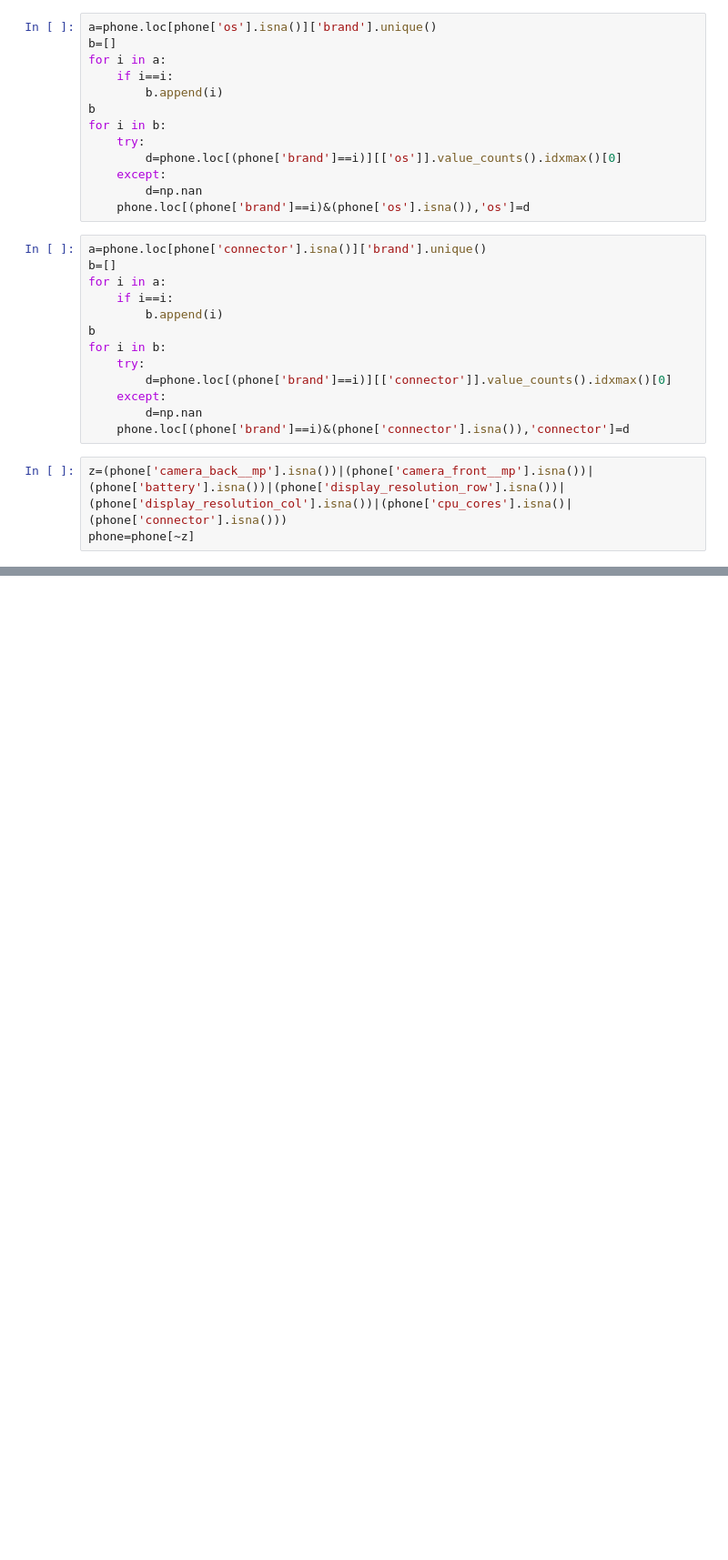
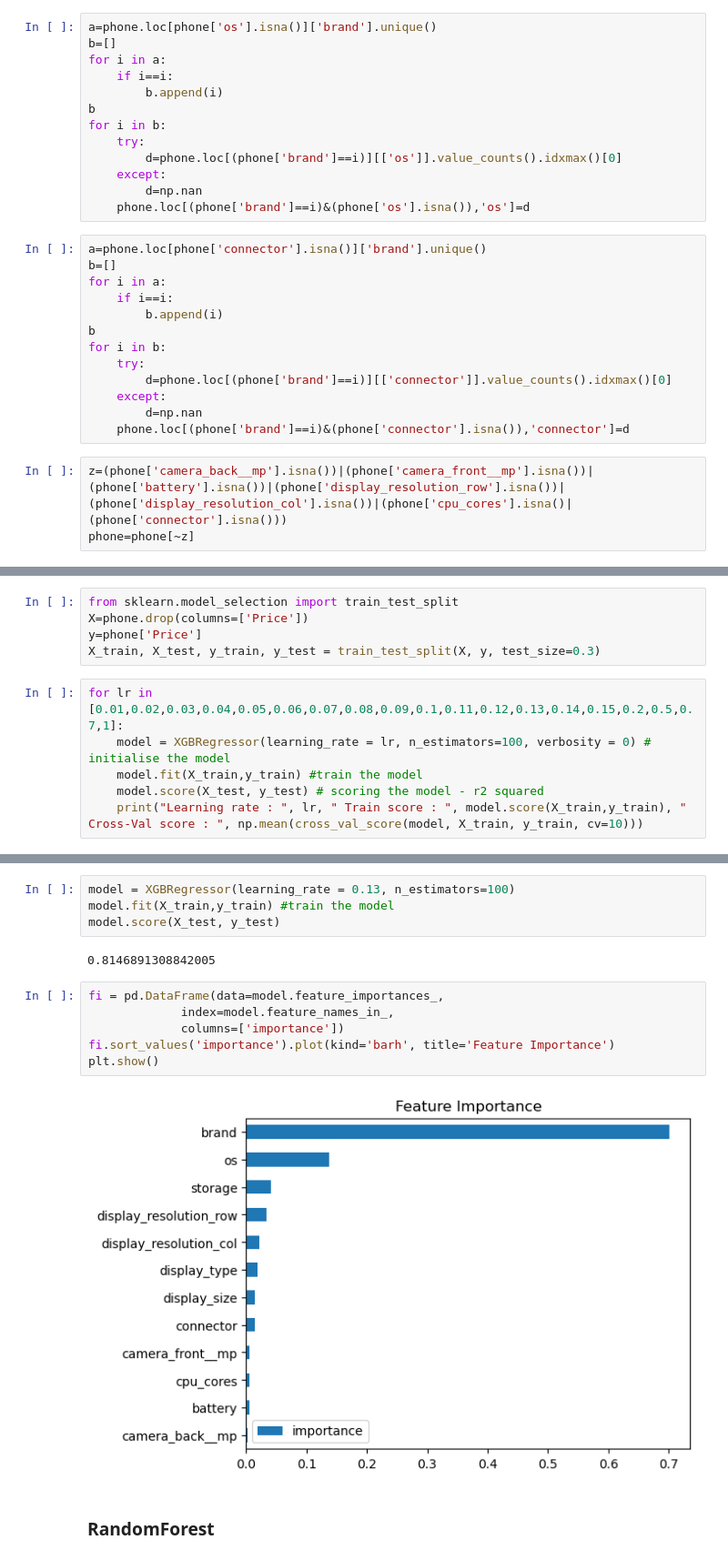
Before and after one commit to sachincmanjrekar/Mobile-Price-Prediction, a Jupyter notebook: Mobile Price Prediction.ipynb, the cells around one changed output, grey strips where cells are left out. Shown at 91% size. Saved outputs shown, nothing was run; the diff lists cells and outputs as text; blank space fills up the shorter version.

```diff
--- a/Mobile Price Prediction.ipynb
+++ b/Mobile Price Prediction.ipynb
@@ -801,0 +1081,11 @@ dtype: int64
+# %%
+from sklearn.model_selection import train_test_split
+X=phone.drop(columns=['Price'])
+y=phone['Price']
+X_train, X_test, y_train, y_test = train_test_split(X, y, test_size=0.3)
+# %%
+for lr in [0.01,0.02,0.03,0.04,0.05,0.06,0.07,0.08,0.09,0.1,0.11,0.12,0.13,0.14,0.15,0.2,0.5,0.7,1]:
+    model = XGBRegressor(learning_rate = lr, n_estimators=100, verbosity = 0) # initialise the model
+    model.fit(X_train,y_train) #train the model
+    model.score(X_test, y_test) # scoring the model - r2 squared
+    print("Learning rate : ", lr, " Train score : ", model.score(X_train,y_train), " Cross-Val score : ", np.mean(cross_val_score(model, X_train, y_train, cv=10)))
@@ -801,0 +1112,16 @@ dtype: int64
+# %%
+model = XGBRegressor(learning_rate = 0.13, n_estimators=100)
+model.fit(X_train,y_train) #train the model
+model.score(X_test, y_test)
+# %% [output]
+0.8146891308842005
+# %%
+fi = pd.DataFrame(data=model.feature_importances_,
+             index=model.feature_names_in_,
+             columns=['importance'])
+fi.sort_values('importance').plot(kind='barh', title='Feature Importance')
+plt.show()
+# %% [output]
+[figure, added]
+# %% [markdown]
+### RandomForest
```
Also changed, not shown: parts of 68 cells of this notebook.
